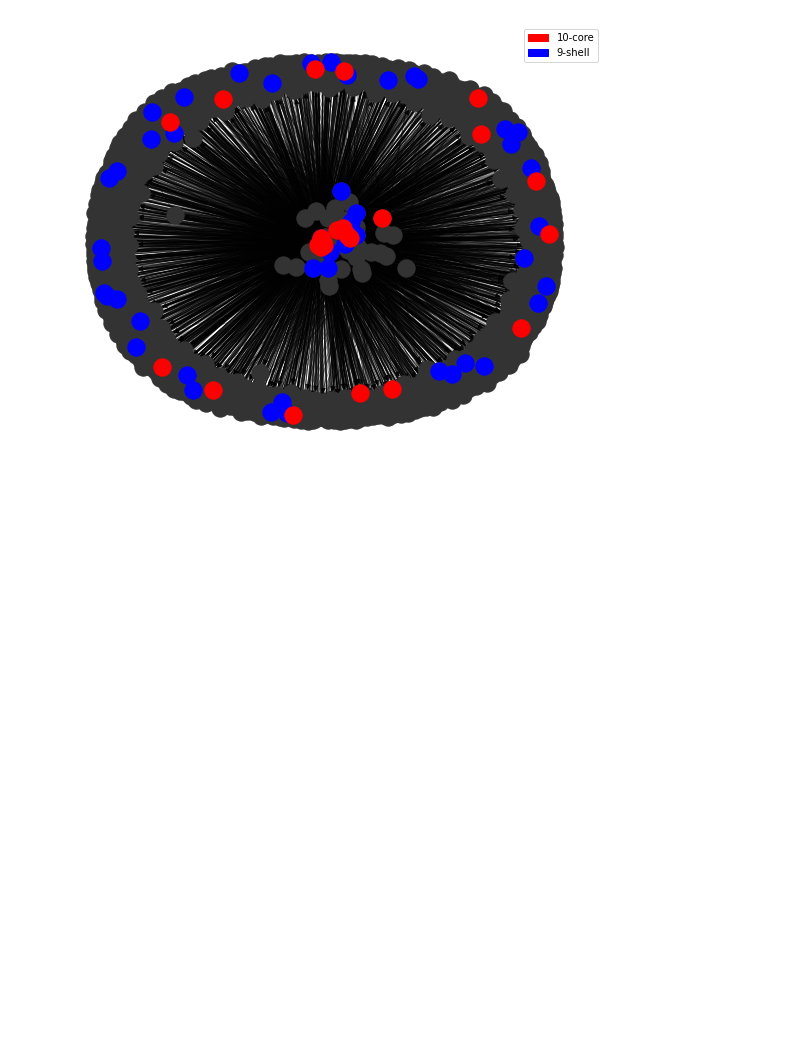
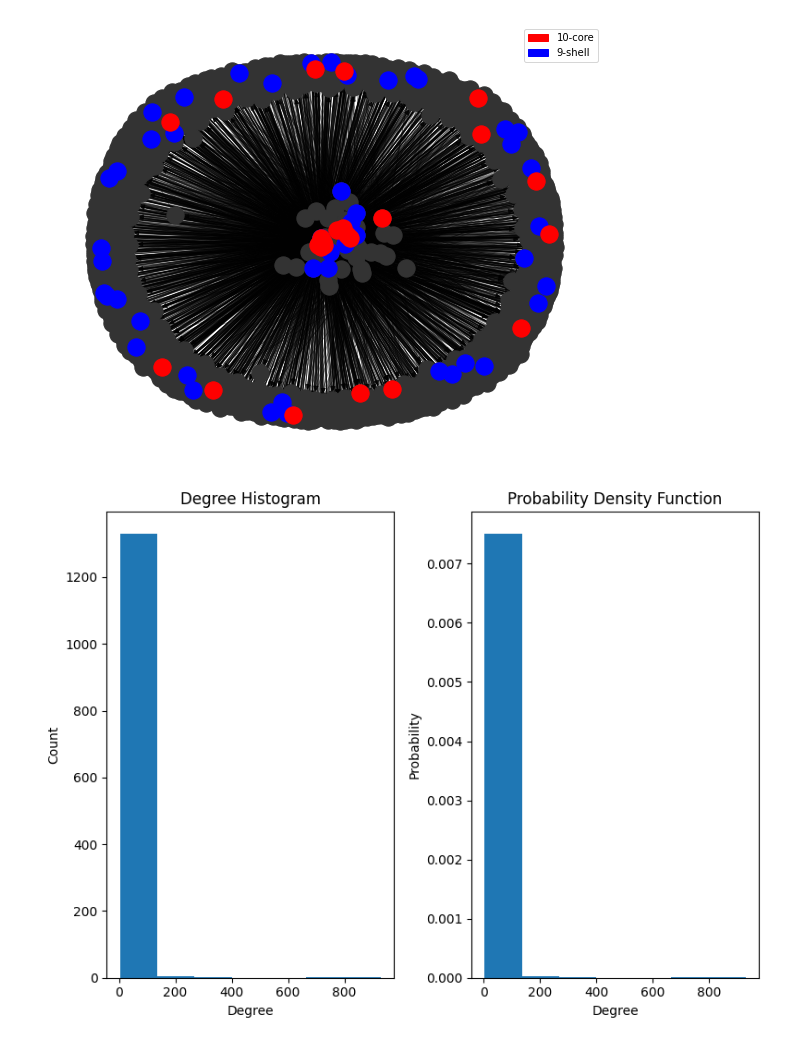
Before and after one commit to VictorNGomes/Directed_Networks_From_Wikipedia_Pages, a Jupyter notebook: notebooks/network_of_wikipedia_pages.ipynb, the cells around one changed output. Saved outputs shown, nothing was run; the diff lists cells and outputs as text; code cells hidden in the pictures; blank space fills up the shorter version.

```diff
--- a/notebooks/network_of_wikipedia_pages.ipynb
+++ b/notebooks/network_of_wikipedia_pages.ipynb
@@ -432,3 +432,26 @@ plt.savefig('k-core_sociopatterns.png', transparent=True,dpi=600)
 plt.show()
 # %% [output]
 [figure]
+# %%
+plt.style.use("default")
+# degree sequence
+degree_sequence = sorted([d for n, d in subgraf_g.degree()], reverse=True)
+
+fig, ax = plt.subplots(1,2,figsize=(8,6))
+
+# all_data has information about degree_sequence and the width of each bin
+all_data = ax[0].hist(degree_sequence,bins=7)
+ax[1].hist(degree_sequence,bins=7,density=True)
+
+ax[0].set_title("Degree Histogram")
+ax[0].set_ylabel("Count")
+ax[0].set_xlabel("Degree")
+
+ax[1].set_title("Probability Density Function")
+ax[1].set_ylabel("Probability")
+ax[1].set_xlabel("Degree")
+
+plt.tight_layout()
+plt.show()
+# %% [output]
+[figure, added]
```
Also changed, not shown: parts of 2 cells of this notebook.
